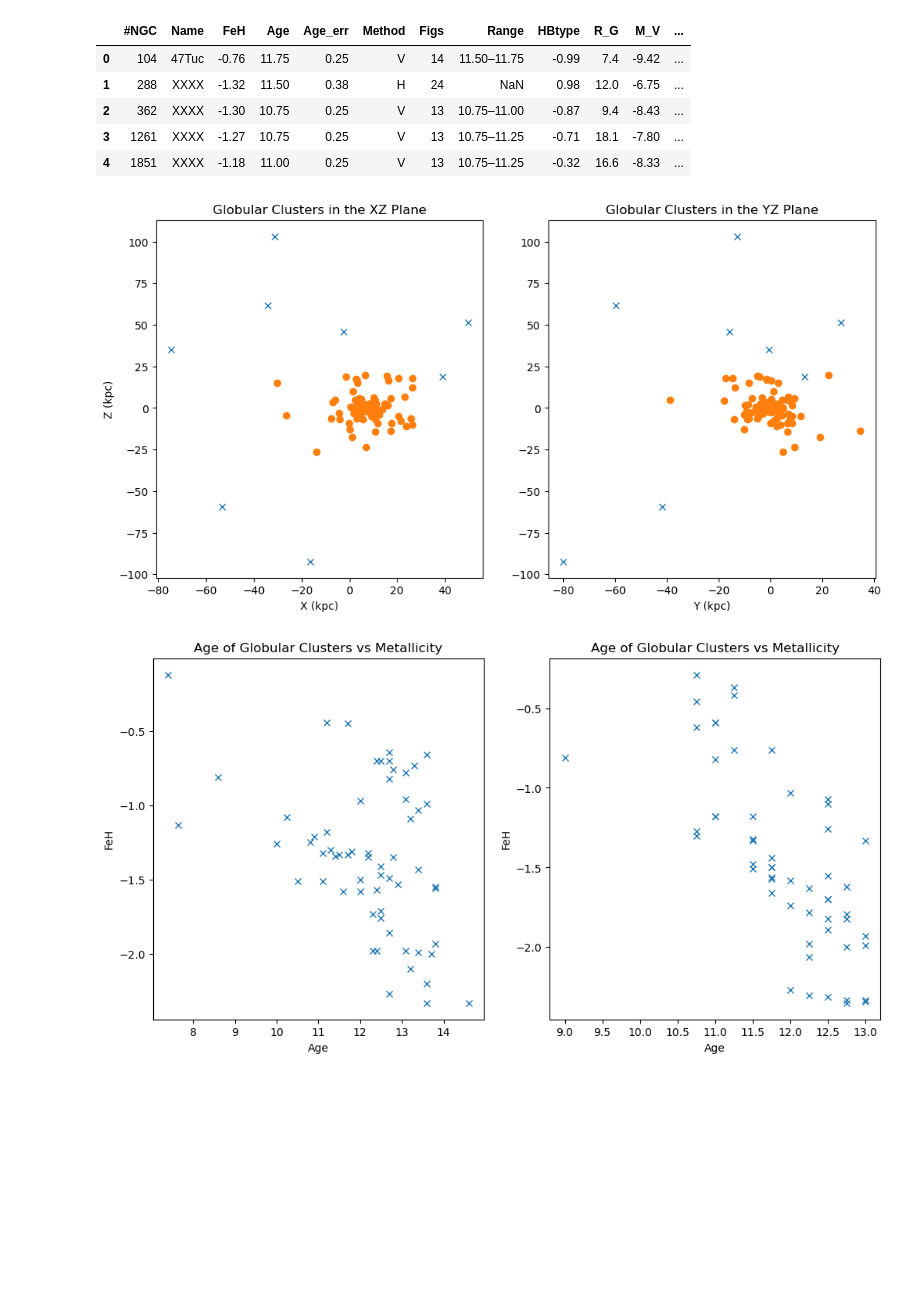
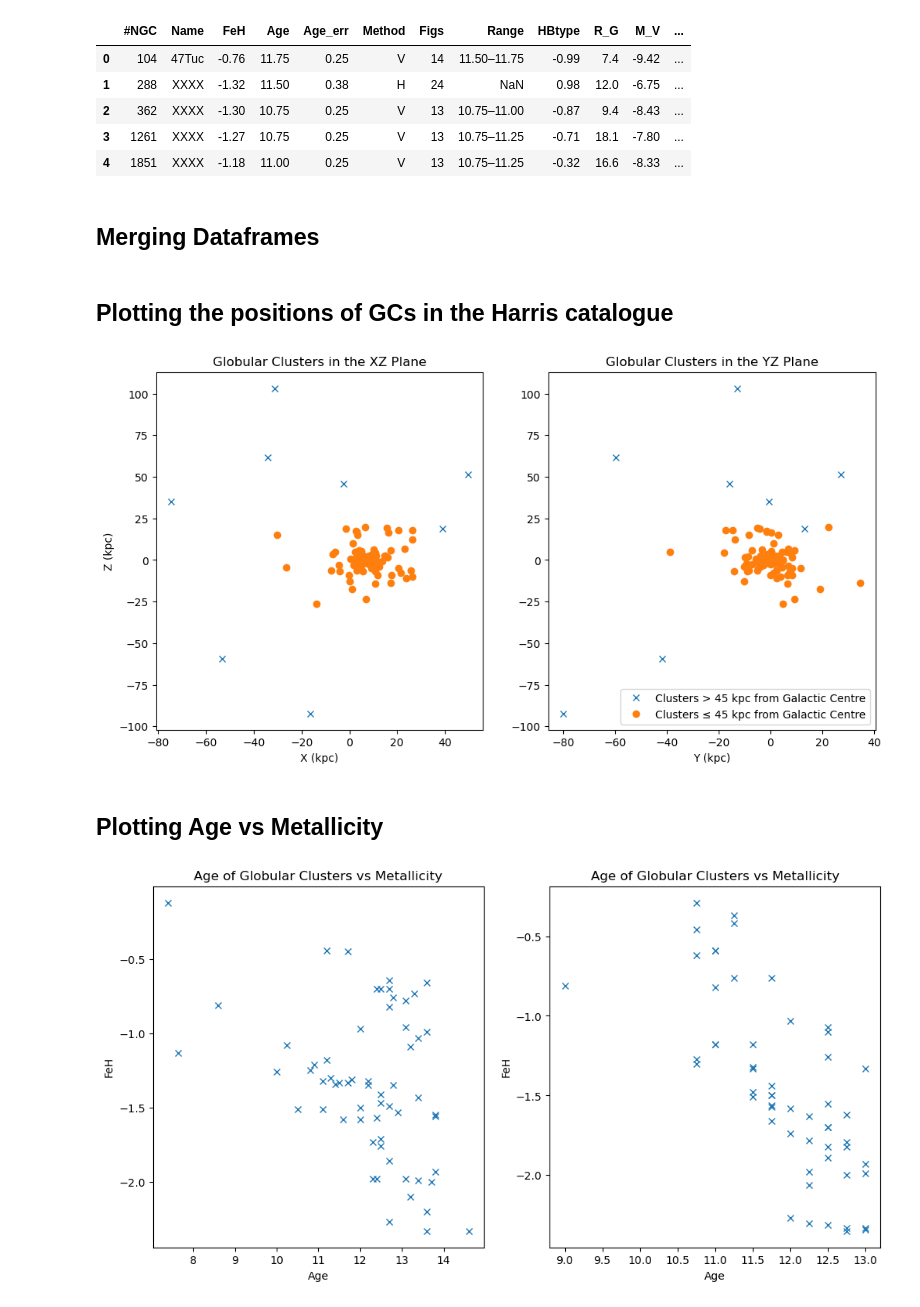
Before and after one commit to pavitraah/phys3116_cosmo_crew, a Jupyter notebook: Assignment Code/cosmo_crew.ipynb, the cells around one changed output. Saved outputs shown, nothing was run; the diff lists cells and outputs as text; code cells hidden in the pictures; blank space fills up the shorter version.

Commit message:
Merging dataframes and adding subheadings

```diff
--- a/Assignment Code/cosmo_crew.ipynb
+++ b/Assignment Code/cosmo_crew.ipynb
@@ -45,48 +47,73 @@ vandenBerg_t2.head()   #  Displaying first 5 rows of VandenBerg table 2
 | 2 | 362 | XXXX | -1.30 | 10.75 | 0.25 | V | 13 | 10.75–11.00 | -0.87 | 9.4 | -8.43 | ... |
 | 3 | 1261 | XXXX | -1.27 | 10.75 | 0.25 | V | 13 | 10.75–11.25 | -0.71 | 18.1 | -7.80 | ... |
 | 4 | 1851 | XXXX | -1.18 | 11.00 | 0.25 | V | 13 | 10.75–11.25 | -0.32 | 16.6 | -8.33 | ... |
+# %% [markdown]
+## Merging Dataframes
+# %%
+# Combining Harris part 1 and part 3 dataframes
+harris = pd.merge(harris_p1, harris_p3, on='ID')
+
+# Renaming the corresponding columns in Krause 21 and vandenBerg to be 'ID`
+krause_21.rename(columns={'Object': 'ID'}, inplace=True)
+vandenBerg_t2.rename(columns={'#NGC': 'ID'}, inplace=True)
+
+# Updating the ID values in Krause 21 and Harris to be the same format as vandenBerg
+krause_21['ID'] = krause_21['ID'].str.replace('NGC', '')
+harris['ID'] = harris['ID'].str.replace('NGC ', '')
+
+# Merging the Krause 21 and Harris dataframes together
+krause_harris = pd.merge(krause_21, harris, on='ID')
+
+# Merging the vandenBerg and Harris dataframes together
+vandenBerg_harris = pd.merge(vandenBerg_t2, harris, on='ID')
+# %% [markdown]
+## Plotting the positions of GCs in the Harris catalogue
 # %%
-# Combining Harris part 1 and part 3 dataframes
-harris = pd.merge(harris_p1, harris_p3, on='ID')
-harris.keys()   #  Displaying the column names of the combined Harris dataframe
+# Setting a distance threshold (in kpc)
+dis_threshold = 45
 
-#Creating a mask to only show globular clusters further than 45 kpc from the Galactic Centre
-mask = np.sqrt(np.square(harris['X'])+np.square(harris['Y'])+np.square(harris['Z'])) > 45
+#Creating a mask to only show globular clusters further than the distance threshold from the Galactic Centre
+mask = np.sqrt(np.square(harris['X'])+np.square(harris['Y'])+np.square(harris['Z'])) > dis_threshold
 
 # Plotting the positions of the globular clusters in the XZ plane (from the Harris catalogue)
 fig = plt.figure(figsize=(12,6))
 plt.subplot(1,2,1)
-plt.plot(
+plt.plot(# Plotting clusters that show up in the mask (greater than the distance threshold from Galactic Centre)
     harris['X'][mask],
     harris['Z'][mask],
-    'x' # Plotting clusters that show up in the mask (greater than 45 kpc from Galactic Centre)
+    'x'
 )
-plt.plot(
+plt.plot(# Plotting clusters that do not show up in the mask (less than the distance threshold from Galactic Centre)
     harris['X'][~mask],
     harris['Z'][~mask],
-    'o' # Plotting clusters that do not show up in the mask (less than 45 kpc from Galactic Centre)
+    'o'
 )
 plt.xlabel('X (kpc)')
 plt.ylabel('Z (kpc)')
 plt.title('Globular Clusters in the XZ Plane')
 
 # Plotting the positions of the globular clusters in the YZ plane (from the Harris catalogue)
 plt.subplot(1,2,2)
-plt.plot(
+plt.plot(# Plotting clusters that show up in the mask (greater than the distance threshold from Galactic Centre)
     harris['Y'][mask],
     harris['Z'][mask],
-    'x'
+    'x',
+    label = 'Clusters > '+ str(dis_threshold) +' kpc from Galactic Centre'
 )
-plt.plot(
+plt.plot(# Plotting clusters that do not show up in the mask (less than the distance threshold from Galactic Centre)
     harris['Y'][~mask],
     harris['Z'][~mask],
-    'o'
+    'o',
+    label = 'Clusters ≤ 45 kpc from Galactic Centre'
 )
 plt.xlabel('Y (kpc)')
 plt.title('Globular Clusters in the YZ Plane')
+plt.legend(loc = 'lower right')
 plt.show()
 # %% [output]
-[figure, old version]
+[figure, new version]
+# %% [markdown]
+## Plotting Age vs Metallicity
 # %%
 # Plotting the age of the globular clusters vs metallicity (from the Krause21 catalogue)
 fig = plt.figure(figsize=(12,6))
```
Also changed, not shown: parts of 1 cell of this notebook.
